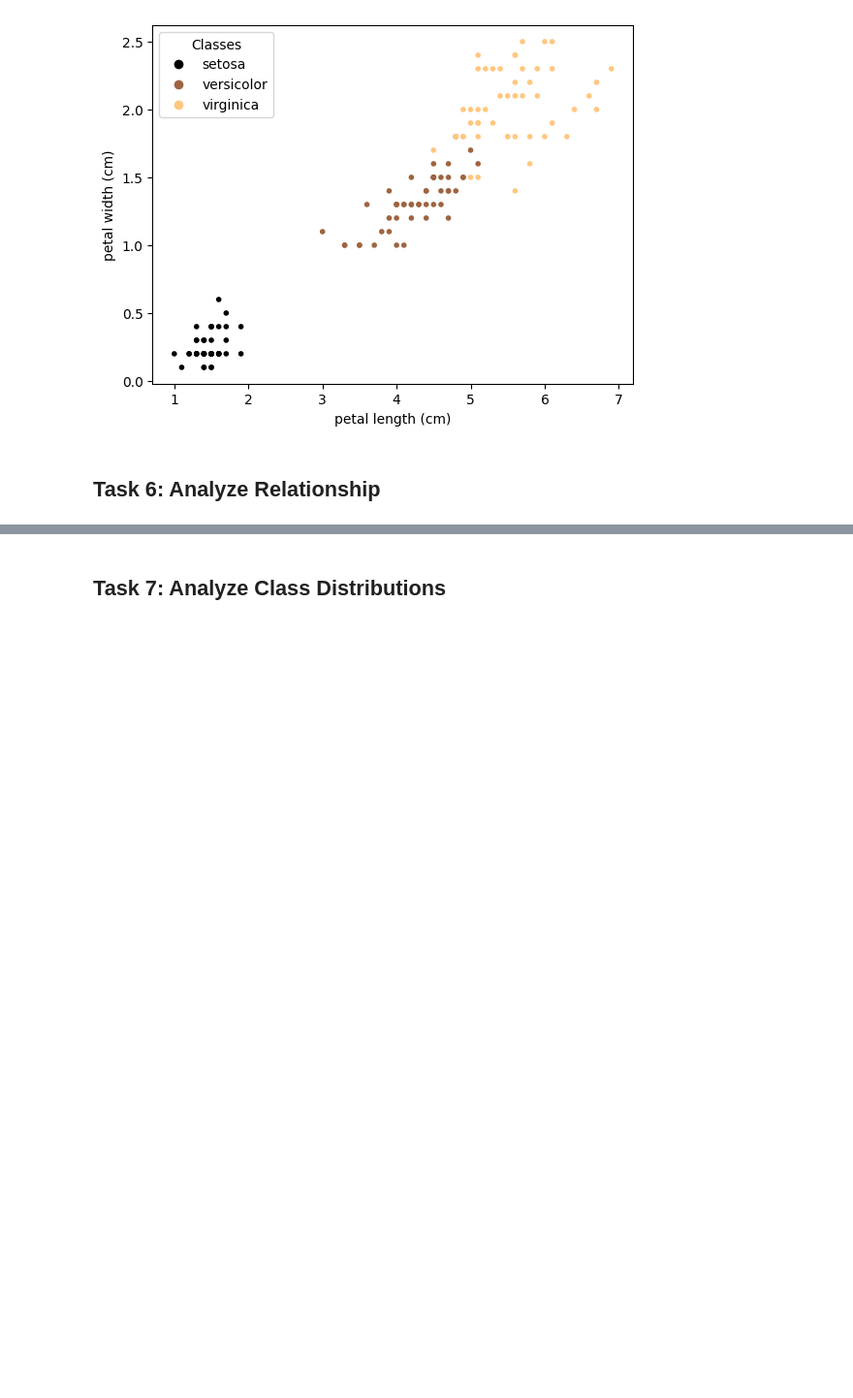
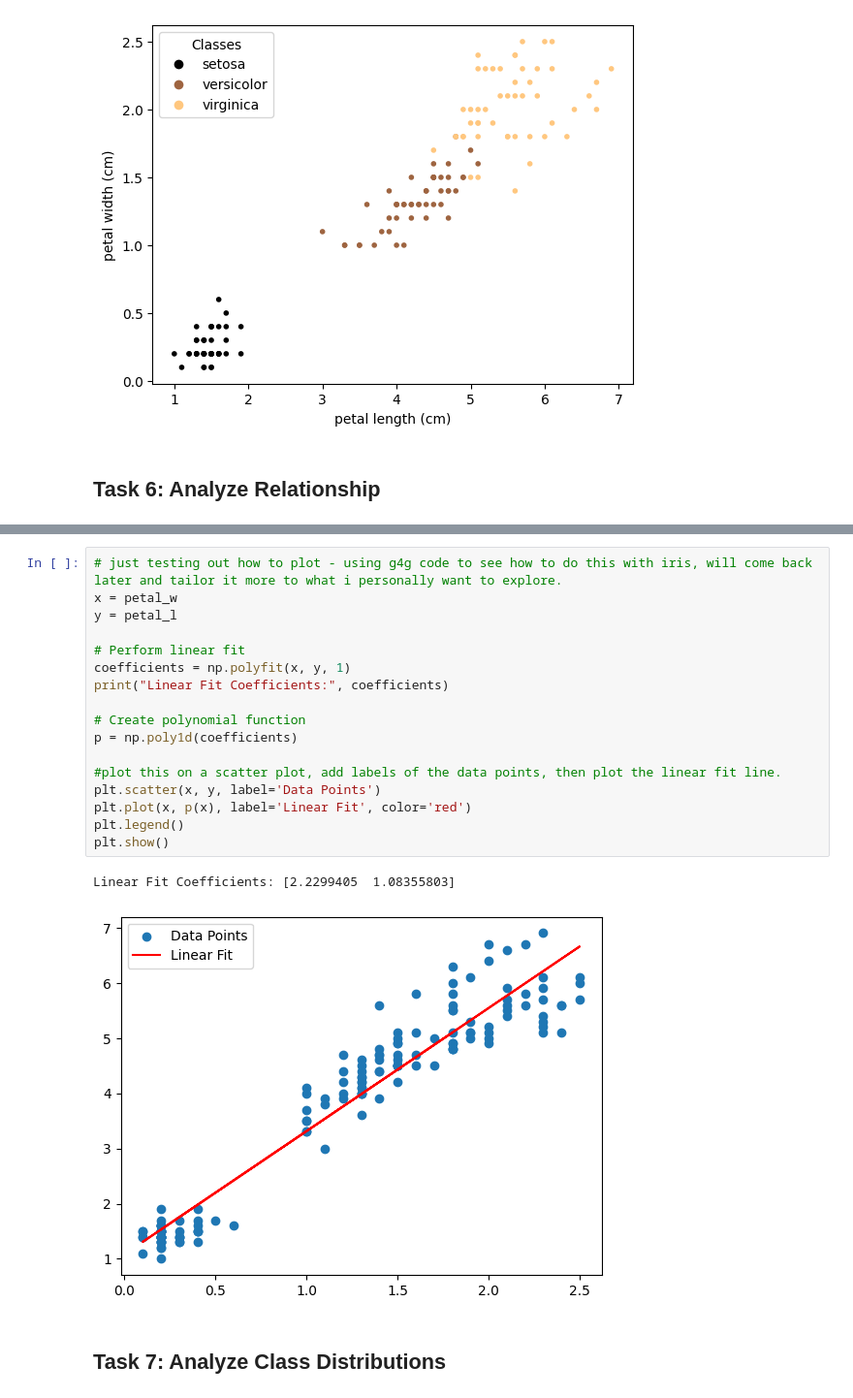
Before and after one commit to EmmaChubbCode/principles_of_da, a Jupyter notebook: tasks.ipynb, the cells around one changed output, grey strips where cells are left out. Shown: that part at 97% size. Drawn from its saved outputs; the diff is of its cells as text; blank space fills up the shorter version.

Commit message:
mostly trying out first attempt at polyfit but there were some uncommitted formattng and commenting changes from last week, oops

```diff
--- a/tasks.ipynb
+++ b/tasks.ipynb
@@ -286,3 +292,23 @@ plt.show()
+# %%
+# just testing out how to plot - using g4g code to see how to do this with iris, will come back later and tailor it more to what i personally want to explore.
+x = petal_w
+y = petal_l
+
+# Perform linear fit
+coefficients = np.polyfit(x, y, 1)
+print("Linear Fit Coefficients:", coefficients)
+
+# Create polynomial function
+p = np.poly1d(coefficients)
+
+#plot this on a scatter plot, add labels of the data points, then plot the linear fit line.
+plt.scatter(x, y, label='Data Points')
+plt.plot(x, p(x), label='Linear Fit', color='red')
+plt.legend()
+plt.show()
+# %% [output]
+Linear Fit Coefficients: [2.2299405  1.08355803]
+[figure, added]
 # %% [markdown]
 ## Task 7: Analyze Class Distributions
 # %% [markdown]
```
Also changed, not shown: parts of 1 cell of this notebook.
